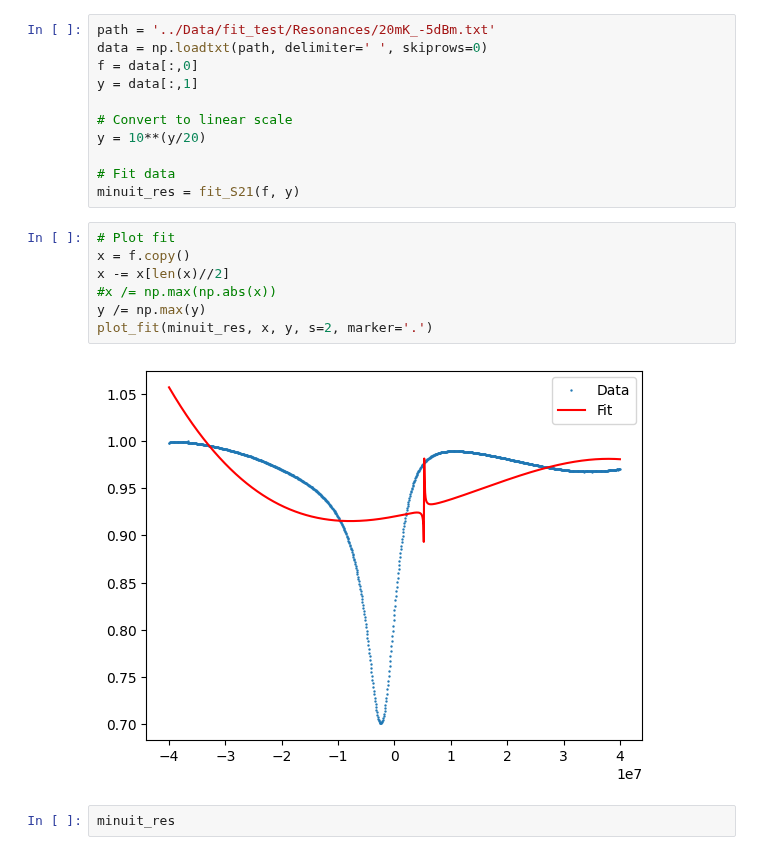
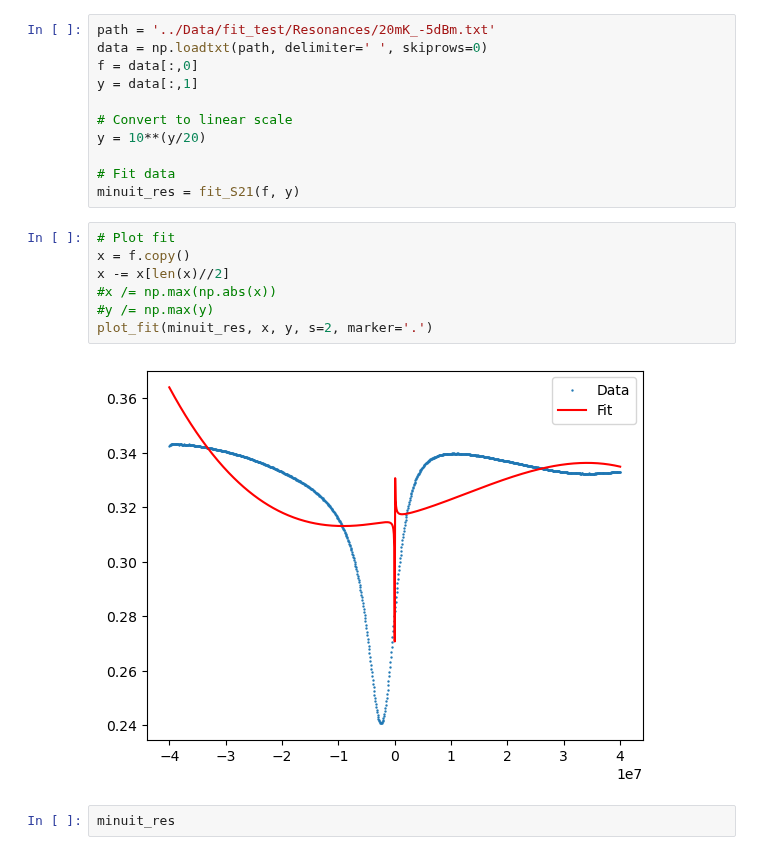
Before and after one commit to biqute/QTLab2425, a Jupyter notebook: IRdetection/Analysis/fitting_tests_scipy.ipynb, the cells around one changed output. Drawn from its saved outputs; the diff is of its cells as text.

```diff
--- a/IRdetection/Analysis/fitting_tests_scipy.ipynb
+++ b/IRdetection/Analysis/fitting_tests_scipy.ipynb
@@ -130,12 +130,12 @@ minuit_res = fit_S21(f, y)
 # %%
 # Plot fit
 x = f.copy()
 x -= x[len(x)//2]
 #x /= np.max(np.abs(x))
-y /= np.max(y)
+#y /= np.max(y)
 plot_fit(minuit_res, x, y, s=2, marker='.')
 # %% [output]
-[figure, old version]
+[figure, new version]
 # %%
 minuit_res
 # %% [output]
```
Also changed, not shown: 1 other file.
